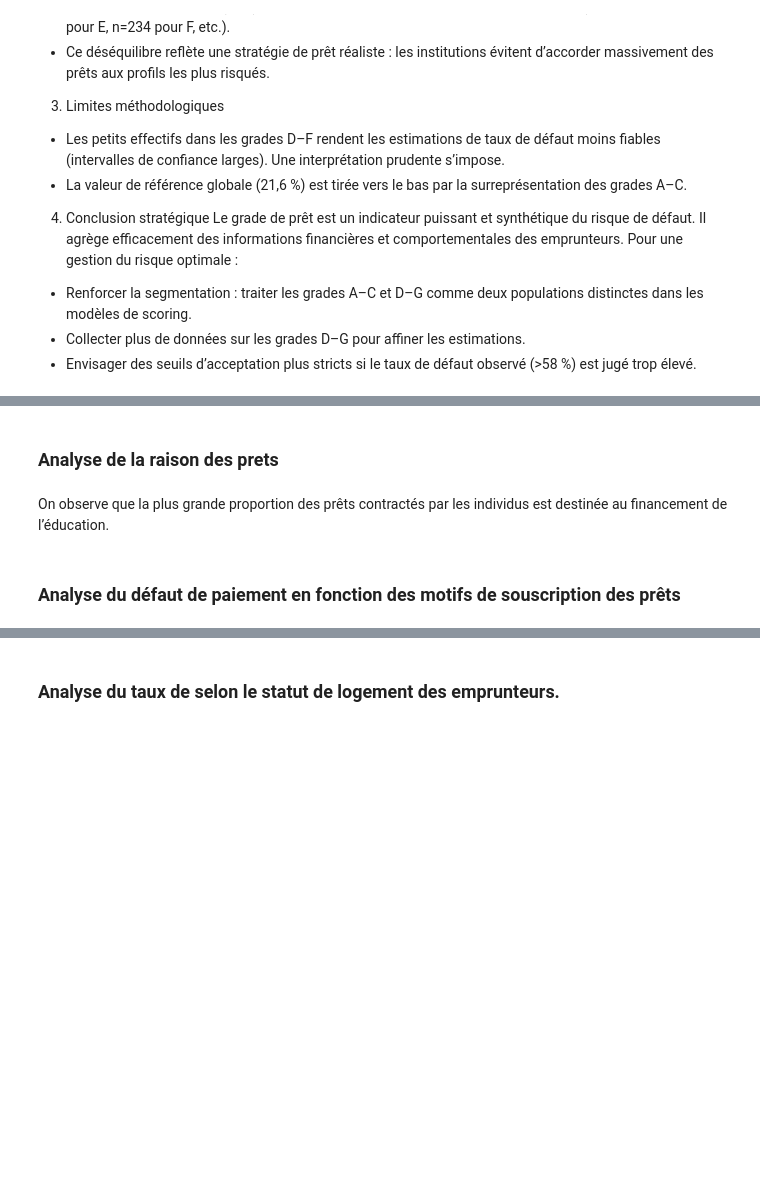
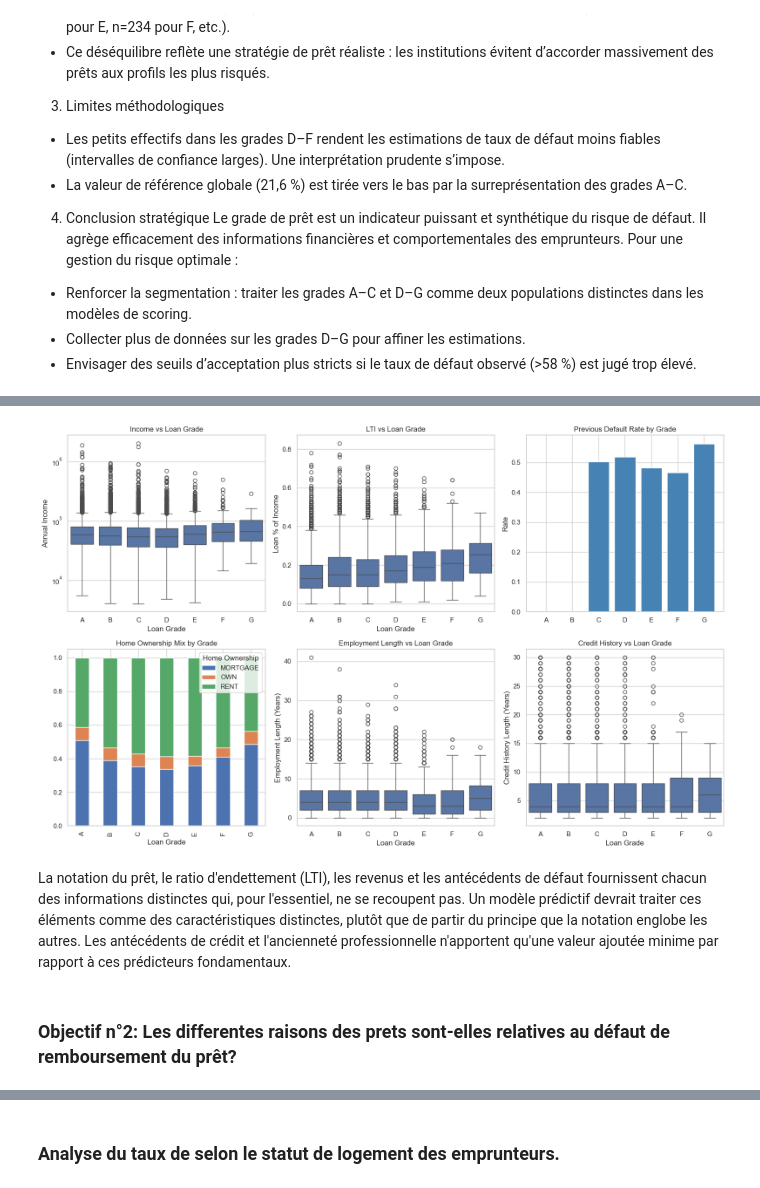
Before and after one commit to YATABARE-Cheikna-Amala/Projet-Final-Python_Pour_la_Data_Science, a Jupyter notebook: Projet_python_pour_la_data_science.ipynb, the cells around one changed output, grey strips where cells are left out. Drawn from its saved outputs; the diff is of its cells as text; code cells hidden in the pictures; blank space fills up the shorter version.

```diff
--- a/Projet_python_pour_la_data_science.ipynb
+++ b/Projet_python_pour_la_data_science.ipynb
@@ -449,2 +314,0 @@ print(f"{'Previous Default':<25} {r:<25.4f} {r**2:<10.4f}")
-# %% [markdown]
-### Analyse de la raison des prets
@@ -471,5 +315,50 @@ plt.show()
-# %% [markdown]
-On observe que la plus grande proportion des prêts contractés par les individus est destinée au financement de l’éducation.
-# %% [markdown]
-### Analyse du défaut de paiement en fonction des motifs de souscription des prêts
+# %%
+grade_order = ['A', 'B', 'C', 'D', 'E', 'F', 'G']
+grade_numeric = {'A': 1, 'B': 2, 'C': 3, 'D': 4, 'E': 5, 'F': 6, 'G': 7}
+data['grade_numeric'] = data['Loan Grade'].map(grade_numeric)
+
+fig, axes = plt.subplots(2, 3, figsize=(16, 10))
+
+# Revenu vs Grade
+axes[0,0].set_title('Income vs Loan Grade')
+sns.boxplot(data=data, x='Loan Grade', y='Annual Income',
+            order=grade_order, ax=axes[0,0])
+axes[0,0].set_yscale('log')
+
+# LTI (Loan-to-Income) vs Grade
+axes[0,1].set_title('LTI vs Loan Grade')
+sns.boxplot(data=data, x='Loan Grade', y='Loan % of Income',
+            order=grade_order, ax=axes[0,1])
+
+# Défaut antérieur vs Grade
+prev_default_rate = data.groupby('Loan Grade')['Previous Default'].apply(
+    lambda x: (x == 'Yes').mean()).reindex(grade_order)
+axes[0,2].bar(grade_order, prev_default_rate, color='steelblue')
+axes[0,2].set_title('Previous Default Rate by Grade')
+axes[0,2].set_ylabel('Rate')
+
+# Type de propriété vs Grade
+home_grade = data.groupby(['Loan Grade', 'Home Ownership']).size().unstack(fill_value=0)
+home_grade = home_grade.div(home_grade.sum(axis=1), axis=0)
+home_grade.reindex(grade_order).plot(kind='bar', ax=axes[1,0], stacked=True)
+axes[1,0].set_title('Home Ownership Mix by Grade')
+
+# Ancienneté professionnelle vs Grade
+axes[1,1].set_title('Employment Length vs Loan Grade')
+sns.boxplot(data=data, x='Loan Grade', y='Employment Length (Years)',
+            order=grade_order, ax=axes[1,1])
+
+# Historique de crédit vs Grade
+axes[1,2].set_title('Credit History vs Loan Grade')
+sns.boxplot(data=data, x='Loan Grade', y='Credit History Length (Years)',
+            order=grade_order, ax=axes[1,2])
+
+plt.tight_layout()
+plt.show()
+# %% [output]
+[figure, added]
+# %% [markdown]
+La notation du prêt, le ratio d'endettement (LTI), les revenus et les antécédents de défaut fournissent chacun des informations distinctes qui, pour l'essentiel, ne se recoupent pas. Un modèle prédictif devrait traiter ces éléments comme des caractéristiques distinctes, plutôt que de partir du principe que la notation englobe les autres. Les antécédents de crédit et l'ancienneté professionnelle n'apportent qu'une valeur ajoutée minime par rapport à ces prédicteurs fondamentaux.
+# %% [markdown]
+### Objectif n°2: Les differentes raisons des prets sont-elles relatives au défaut de remboursement du prêt?
 # %%
```
Also changed, not shown: parts of 64 cells of this notebook.
